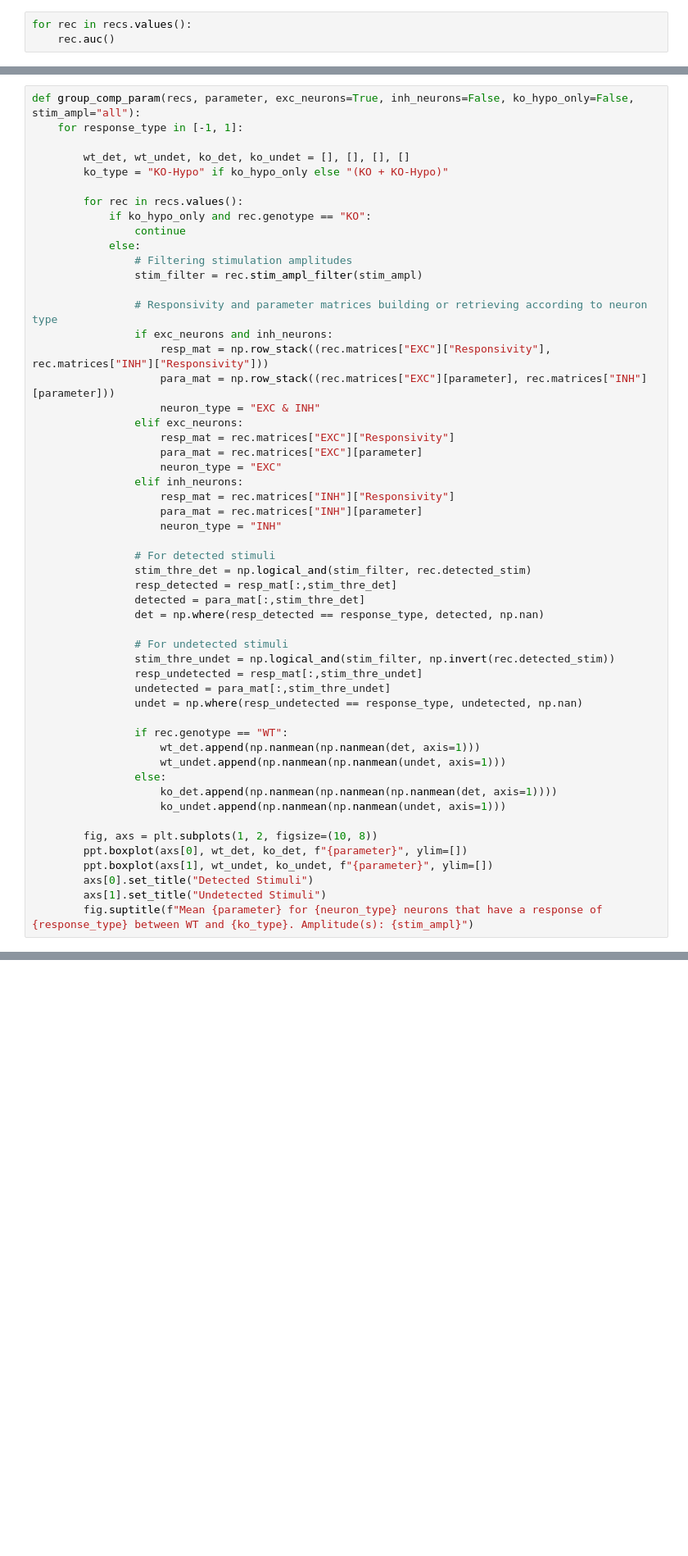
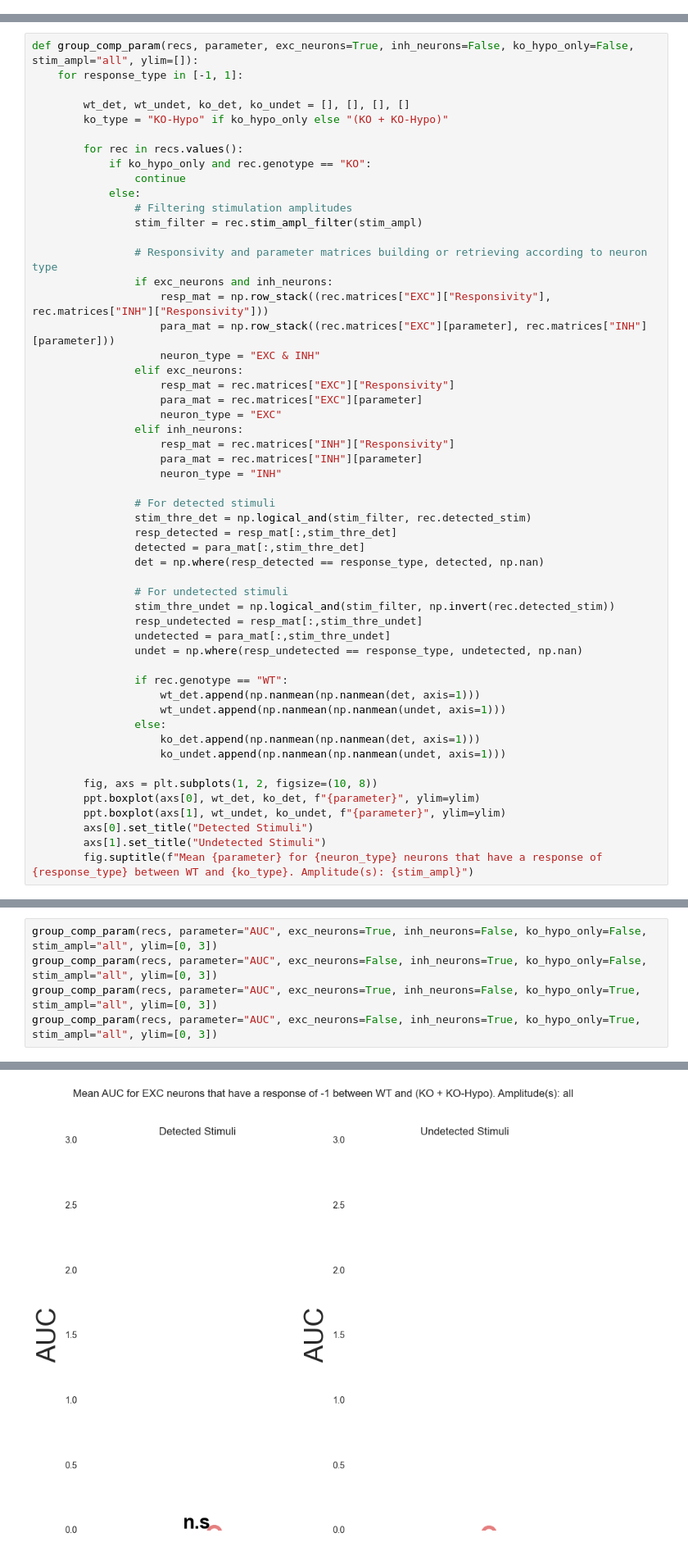
Before and after one commit to OuraniaSem/Percephone, a Jupyter notebook: Figures/Response_characterization.ipynb, the cells around one changed output, grey strips where cells are left out. Shown at 82% size. Drawn from its saved outputs; the diff is of its cells as text; blank space fills up the shorter version.

```diff
--- a/Figures/Response_characterization.ipynb
+++ b/Figures/Response_characterization.ipynb
@@ -67,12 +72,9 @@ Behavioural information already incorporated in the analog.
-# %%
-for rec in recs.values():
-    rec.auc()
 # %% [markdown]
 # Comparison of a parameter between groups according to stimulation detection
 
 ---
 # %%
-def group_comp_param(recs, parameter, exc_neurons=True, inh_neurons=False, ko_hypo_only=False, stim_ampl="all"):
+def group_comp_param(recs, parameter, exc_neurons=True, inh_neurons=False, ko_hypo_only=False, stim_ampl="all", ylim=[]):
     for response_type in [-1, 1]:
 
         wt_det, wt_undet, ko_det, ko_undet = [], [], [], []
@@ -115,12 +117,12 @@ def group_comp_param(recs, parameter, exc_neurons=True, inh_neurons=False, ko_hy
                     wt_det.append(np.nanmean(np.nanmean(det, axis=1)))
                     wt_undet.append(np.nanmean(np.nanmean(undet, axis=1)))
                 else:
-                    ko_det.append(np.nanmean(np.nanmean(np.nanmean(det, axis=1))))
+                    ko_det.append(np.nanmean(np.nanmean(det, axis=1)))
                     ko_undet.append(np.nanmean(np.nanmean(undet, axis=1)))
 
         fig, axs = plt.subplots(1, 2, figsize=(10, 8))
-        ppt.boxplot(axs[0], wt_det, ko_det, f"{parameter}", ylim=[])
-        ppt.boxplot(axs[1], wt_undet, ko_undet, f"{parameter}", ylim=[])
+        ppt.boxplot(axs[0], wt_det, ko_det, f"{parameter}", ylim=ylim)
+        ppt.boxplot(axs[1], wt_undet, ko_undet, f"{parameter}", ylim=ylim)
         axs[0].set_title("Detected Stimuli")
         axs[1].set_title("Undetected Stimuli")
         fig.suptitle(f"Mean {parameter} for {neuron_type} neurons that have a response of {response_type} between WT and {ko_type}. Amplitude(s): {stim_ampl}")
@@ -126,0 +133,6 @@ def group_comp_param(recs, parameter, exc_neurons=True, inh_neurons=False, ko_hy
+# %%
+group_comp_param(recs, parameter="AUC", exc_neurons=True, inh_neurons=False, ko_hypo_only=False, stim_ampl="all", ylim=[0, 3])
+group_comp_param(recs, parameter="AUC", exc_neurons=False, inh_neurons=True, ko_hypo_only=False, stim_ampl="all", ylim=[0, 3])
+group_comp_param(recs, parameter="AUC", exc_neurons=True, inh_neurons=False, ko_hypo_only=True, stim_ampl="all", ylim=[0, 3])
+group_comp_param(recs, parameter="AUC", exc_neurons=False, inh_neurons=True, ko_hypo_only=True, stim_ampl="all", ylim=[0, 3])
+# %% [output]
@@ -126,0 +179 @@ def group_comp_param(recs, parameter, exc_neurons=True, inh_neurons=False, ko_hy
+[figure, added]
```
Also changed, not shown: parts of 31 cells of this notebook, 1 other file.
